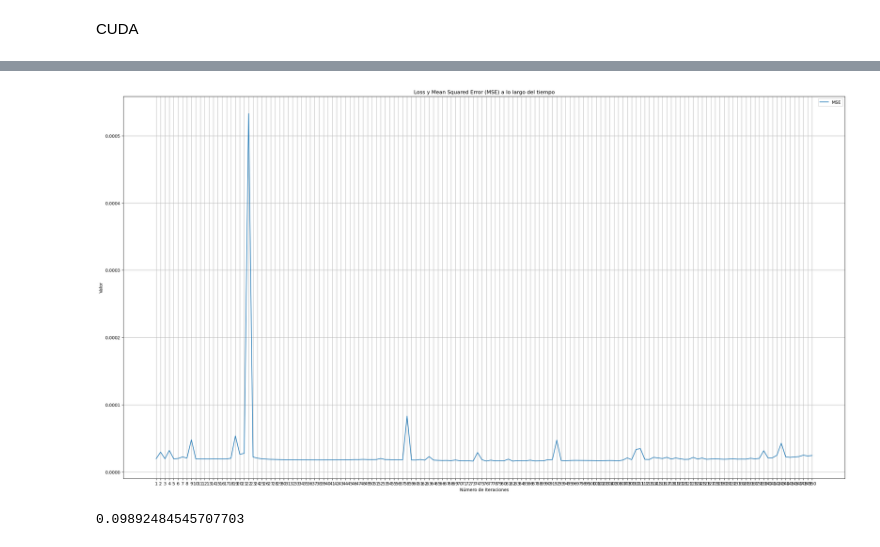
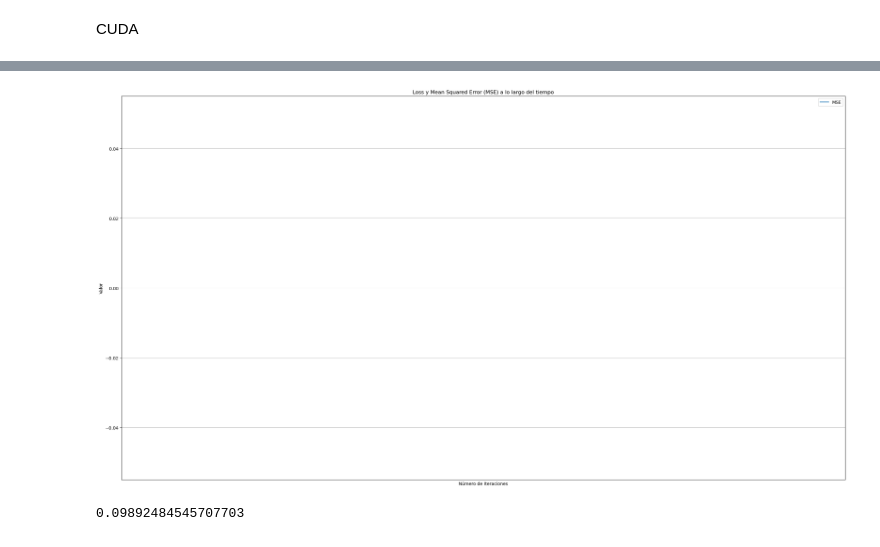
Before and after one commit to Galo0000/Proyectos-en-Python, a Jupyter notebook: Bot cryptos/Crypto/lstm.ipynb, the cells around one changed output, grey strips where cells are left out. Cells and saved outputs as stored; diff of their text form; code cells hidden in the pictures.

```diff
--- a/Bot cryptos/Crypto/lstm.ipynb
+++ b/Bot cryptos/Crypto/lstm.ipynb
@@ -209,27 +226,27 @@ len(lista_mse)
 # %%
 #temp_lista_loss = lista_loss[0:2000]
-temp_lista_mse = lista_mse[50:200]
+temp_lista_mse = lista_mse[15100:15400]
 
 # Crear una lista de índices para representar el tamaño de la lista
 indices = list(range(1, len(temp_lista_mse) + 1))
 
 # Establecer el tamaño de la figura
 plt.figure(figsize=(30, 16))
 
 # Trazar el gráfico
 #plt.plot(indices, lista_loss, label='Loss')
 plt.plot(indices, temp_lista_mse, label='MSE')
 
 # Etiquetas y título
 plt.xlabel('Número de Iteraciones')
 plt.ylabel('Valor')
 plt.title('Loss y Mean Squared Error (MSE) a lo largo del tiempo')
 plt.legend()
 plt.xticks(indices)
 plt.grid(True)
 plt.show()
 # %% [output]
-[figure, old version]
+[figure, new version]
 # %%
 lista_mse[0]
 # %% [output]
```
Also changed, not shown: parts of 12 cells of this notebook, 3 other files.
